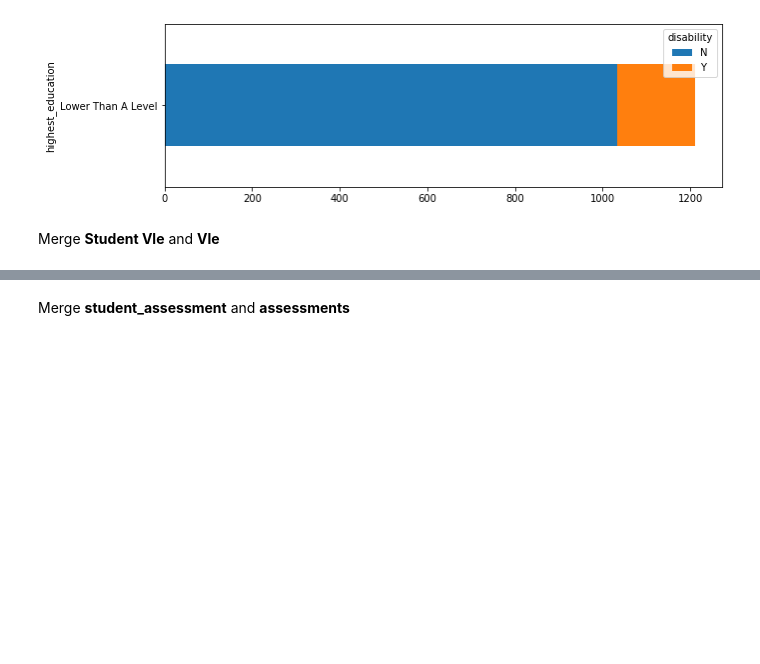
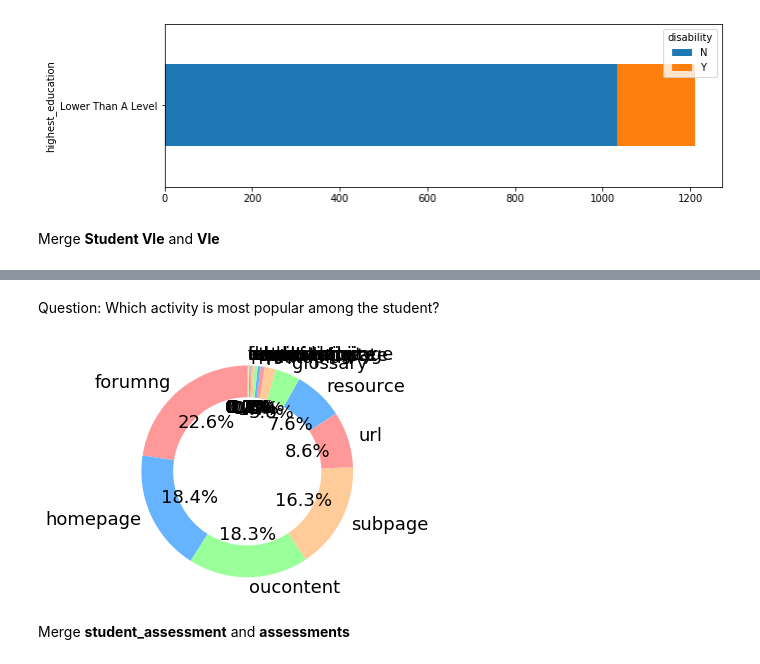
Before and after one commit to rayansami/behaviour-analysis, a Jupyter notebook: Analyzing_Open_University_Learning_Analytics_Dataset.ipynb, the cells around one changed output, grey strips where cells are left out. Cells and saved outputs as stored; diff of their text form; code cells hidden in the pictures; blank space fills up the shorter version.

Commit message:
Which activity is most popular among the student?

```diff
--- a/Analyzing_Open_University_Learning_Analytics_Dataset.ipynb
+++ b/Analyzing_Open_University_Learning_Analytics_Dataset.ipynb
@@ -384,3 +388,24 @@ student_vle_merge.head()
+# %% [markdown]
+Question: Which activity is most popular among the student?
+# %%
+# Pie chart
+labels = student_vle_merge['activity_type'].unique()
+sizes = student_vle_merge['activity_type'].value_counts()
+#colors
+colors = ['#ff9999','#66b3ff','#99ff99','#ffcc99']
+
+fig1, ax1 = plt.subplots()
+ax1.pie(sizes, colors = colors, labels=labels, autopct='%1.1f%%', startangle=90)
+#draw circle
+centre_circle = plt.Circle((0,0),0.70,fc='white')
+fig = plt.gcf()
+fig.gca().add_artist(centre_circle)
+# Equal aspect ratio ensures that pie is drawn as a circle
+ax1.axis('equal')
+plt.tight_layout()
+plt.show()
+# %% [output]
+[figure, added]
 # %% [markdown]
 Merge <b>student_assessment</b> and <b>assessments</b>
 # %%
```
Also changed, not shown: parts of 2 cells of this notebook.
